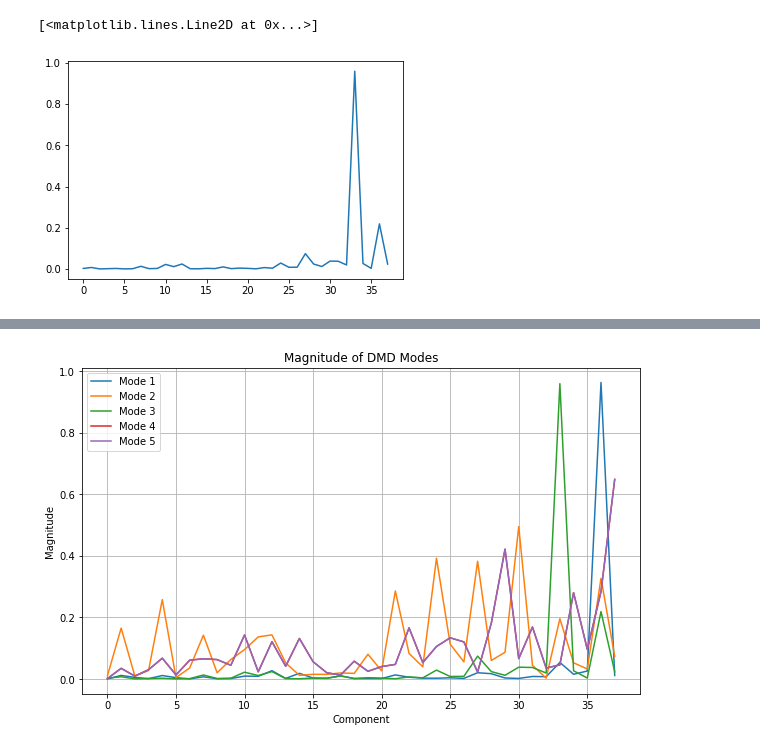
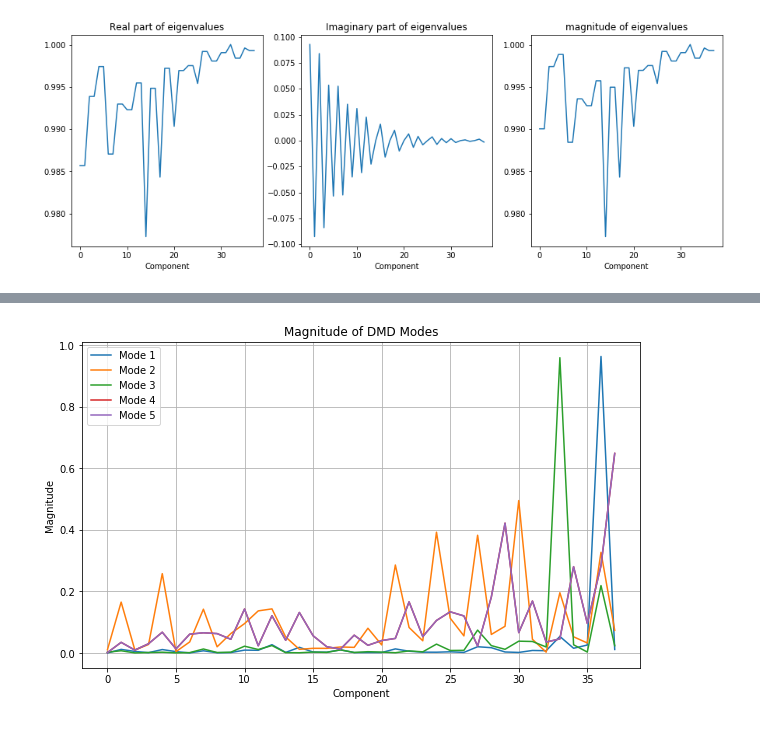
Before and after one commit to 11hoda11/fusion, a Jupyter notebook: DMD.ipynb, the cells around one changed output, grey strips where cells are left out. Drawn from its saved outputs; the diff is of its cells as text; code cells hidden in the pictures.

```diff
--- a/DMD.ipynb
+++ b/DMD.ipynb
@@ -132,5 +105,25 @@ array([0.99045693+0.06834278j, 0.99045693-0.06834278j,
-# %%
-plt.plot(np.abs(DMD_modes[:, 2]))
-# %% [output]
-[<matplotlib.lines.Line2D at 0x...>]
-[figure, removed]
+# %%
+fig, axes = plt.subplots(1, 3, figsize=(15, 5))  # 1 row, 3 columns
+
+# Plot real parts of Eigenvalues
+axes[0].plot(np.real(eigenvalues))
+axes[0].set_xlabel('Component')
+#axes[0].set_ylabel('Values')
+axes[0].set_title('Real part of eigenvalues')
+
+# Plot imaginary parts of Eigenvalues
+axes[1].plot(np.imag(eigenvalues))
+axes[1].set_xlabel('Component')
+#axes[1].set_ylabel('Values')
+axes[1].set_title('Imaginary part of eigenvalues')
+
+# Plot magnitude of Eigenvalues
+
+axes[2].plot(np.abs(eigenvalues))
+axes[2].set_xlabel('Component')
+#axes[2].set_ylabel('Values')
+axes[2].set_title('magnitude of eigenvalues')
+
+plt.show()
+# %% [output]
+[figure, added]
```
Also changed, not shown: parts of 8 cells of this notebook, 3 other files.
